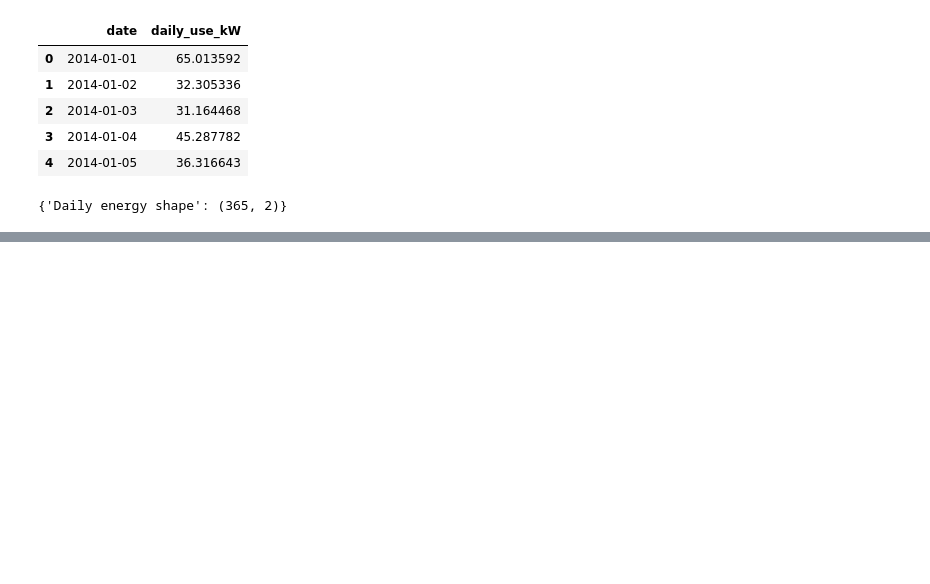
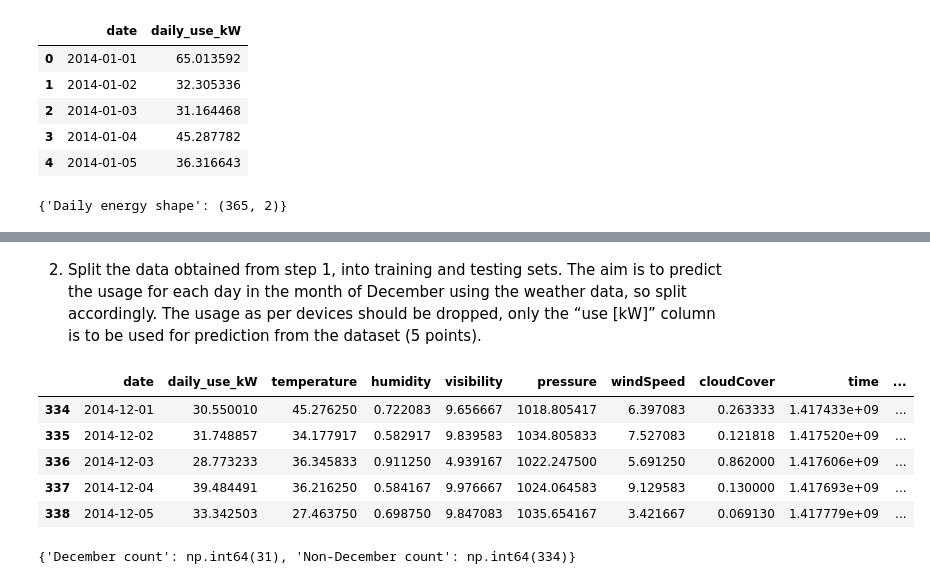
Before and after one commit to apple101012/cse351hw4, a Jupyter notebook: main.ipynb, the cells around one changed output, grey strips where cells are left out. Saved outputs shown, nothing was run; the diff lists cells and outputs as text; code cells hidden in the pictures; blank space fills up the shorter version.

```diff
--- a/main.ipynb
+++ b/main.ipynb
@@ -113,0 +164,26 @@ display({"Daily energy shape": daily_energy_df.shape})
+# %% [markdown]
+2. Split the data obtained from step 1, into training and testing sets. The aim is to predict the usage
+for each day in the month of December using the weather data, so split accordingly. The usage as
+per devices should be dropped, only the “use [kW]” column is to be used for prediction from the
+dataset (5 points).
+# %%
+#   Splitting data so December is test set, rest is training/validation.
+
+
+merged_df = merged_df.copy()
+merged_df['date'] = pd.to_datetime(merged_df['date'], errors='coerce')
+
+is_december = merged_df['date'].dt.month == 12
+is_not_december = merged_df['date'].dt.month != 12
+
+display(merged_df[is_december].head())
+display({"December count": is_december.sum(),
+         "Non-December count": is_not_december.sum()})
+# %% [output]
+|  | date | daily_use_kW | temperature | humidity | visibility | pressure | windSpeed | cloudCover | time | ... |
+| 334 | 2014-12-01 | 30.550010 | 45.276250 | 0.722083 | 9.656667 | 1018.805417 | 6.397083 | 0.263333 | 1.417433e+09 | ... |
+| 335 | 2014-12-02 | 31.748857 | 34.177917 | 0.582917 | 9.839583 | 1034.805833 | 7.527083 | 0.121818 | 1.417520e+09 | ... |
+| 336 | 2014-12-03 | 28.773233 | 36.345833 | 0.911250 | 4.939167 | 1022.247500 | 5.691250 | 0.862000 | 1.417606e+09 | ... |
+| 337 | 2014-12-04 | 39.484491 | 36.216250 | 0.584167 | 9.976667 | 1024.064583 | 9.129583 | 0.130000 | 1.417693e+09 | ... |
+| 338 | 2014-12-05 | 33.342503 | 27.463750 | 0.698750 | 9.847083 | 1035.654167 | 3.421667 | 0.069130 | 1.417779e+09 | ... |
+{'December count': np.int64(31), 'Non-December count': np.int64(334)}
```
Also changed, not shown: parts of 24 cells of this notebook, 2 other files.
